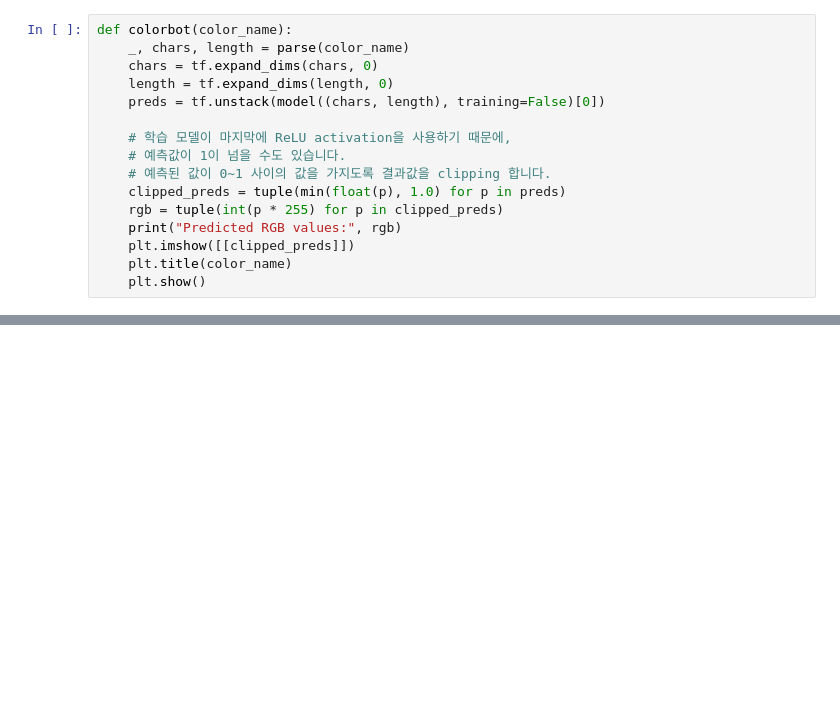
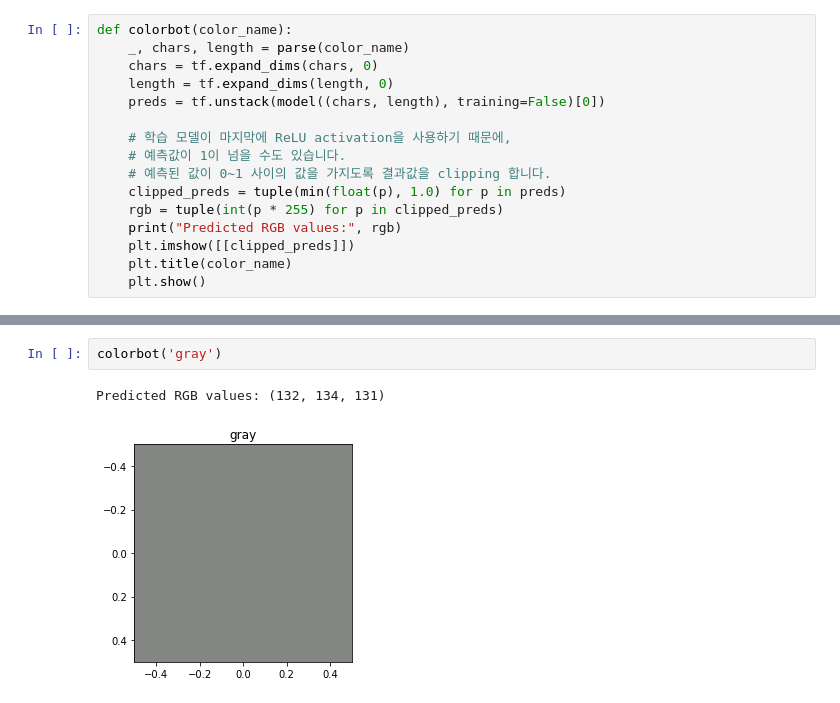
Before and after one commit to fallen32/AI_KAIST, a Jupyter notebook: Assignment_0715/assignment_SeungWooSeo.ipynb, the cells around one changed output, grey strips where cells are left out. Cells and saved outputs as stored; diff of their text form; blank space fills up the shorter version.

```diff
--- a/Assignment_0715/assignment_SeungWooSeo.ipynb
+++ b/Assignment_0715/assignment_SeungWooSeo.ipynb
@@ -246,4 +247,9 @@ Predicted RGB values: (0, 26, 31)
 [figure]
+# %%
+colorbot('gray')
+# %% [output]
+Predicted RGB values: (132, 134, 131)
+[figure, added]
 # %%
 colorbot('rose')
 # %% [output]
```
Also changed, not shown: parts of 8 cells of this notebook, 13 other files.
